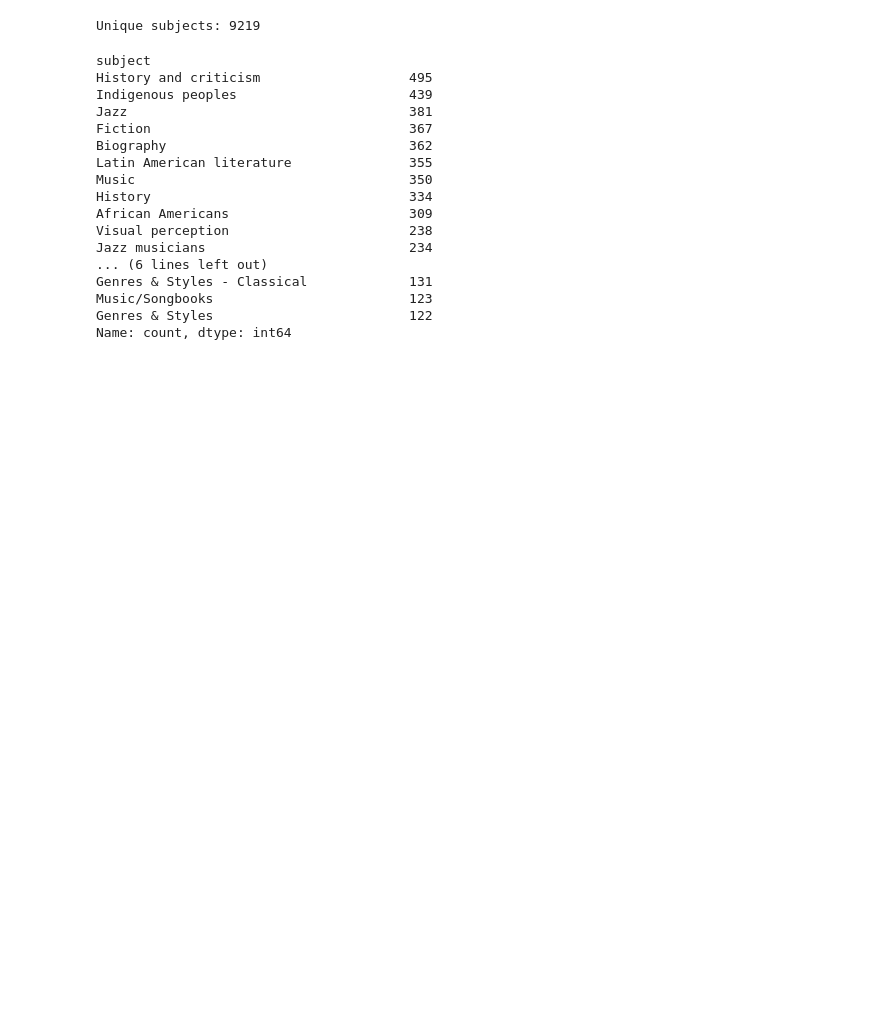
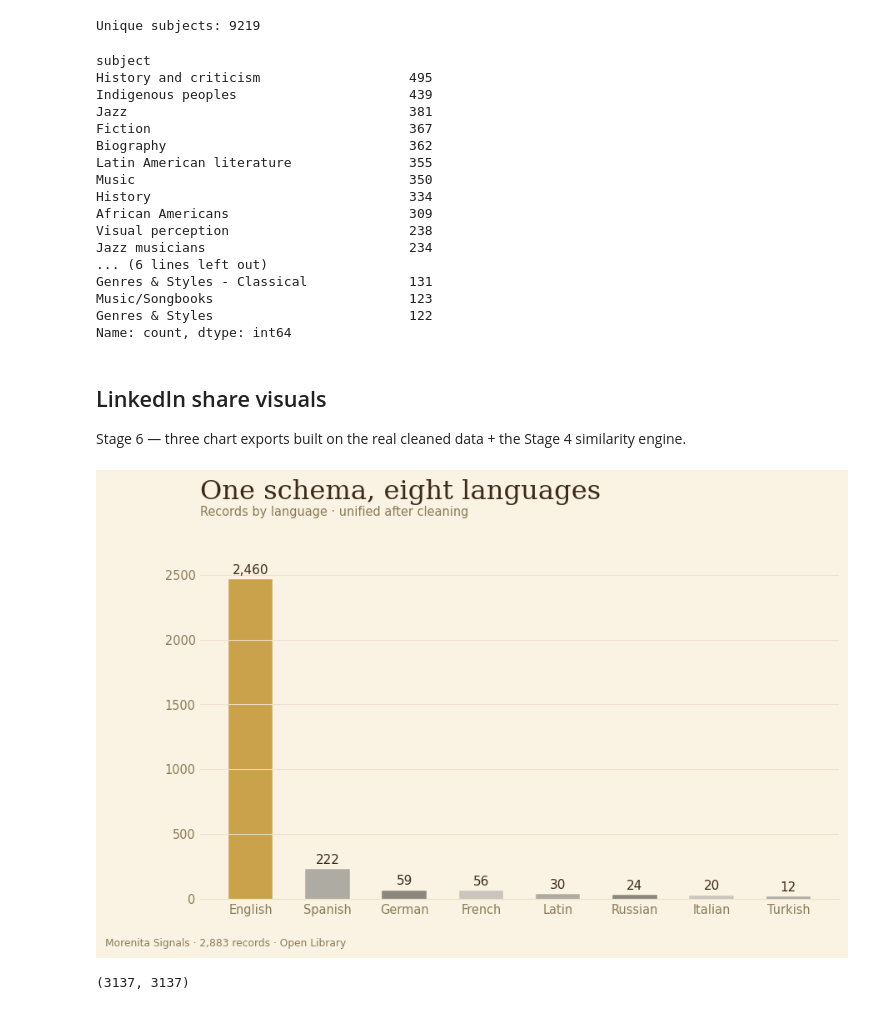
Before and after one commit to libraryofmorenita-hub/morenitaSignals, a Jupyter notebook: notebooks/01_eda.ipynb, the cells around one changed output. Saved outputs shown, nothing was run; the diff lists cells and outputs as text; code cells hidden in the pictures; blank space fills up the shorter version.

Commit message:
Stage 5

```diff
--- a/notebooks/01_eda.ipynb
+++ b/notebooks/01_eda.ipynb
@@ -1,7 +1,11 @@
 # %%
 import pandas as pd
+import seaborn as sns
+
 import matplotlib.pyplot as plt
-import seaborn as sns
+from morenita_style import use_morenita, title, sign, highlight
+
+p = use_morenita("paper")   # soft cream + logo gold, every chart from here on
 
 df = pd.read_parquet("/Users/amelia/Desktop/Morenita Signals/data/clean/clean.parquet")
 df.info()
@@ -173,3 +177,51 @@ Genres & Styles - Classical             131
 Music/Songbooks                         123
 Genres & Styles                         122
 Name: count, dtype: int64
+# %% [markdown]
+## LinkedIn share visuals
+
+Stage 6 — three chart exports built on the real cleaned data + the Stage 4 similarity engine.
+# %%
+# ── records per language (source-institution breakdown isn't ready yet —
+#    Met/MusicBrainz collectors exist in src/collect/ but haven't been merged
+#    into clean.parquet, so this uses the real column we do have) ──
+lang_names = {
+    "eng": "English", "spa": "Spanish", "ger": "German", "fre": "French",
+    "lat": "Latin", "rus": "Russian", "ita": "Italian", "dut": "Dutch",
+    "tur": "Turkish", "por": "Portuguese",
+}
+lang_counts = df.loc[df["language"] != "und", "language"].value_counts().head(8)
+labels = [lang_names.get(code, code) for code in lang_counts.index]
+values = lang_counts.values
+
+fig, ax = plt.subplots(figsize=(9, 5.2))
+bars = ax.bar(labels, values, width=0.56)
+highlight(ax, bars, 0, "paper")                   # gold on the largest language
+
+for b, v in zip(bars, values):
+    ax.text(b.get_x() + b.get_width()/2, v + max(values)*0.02,
+            f"{v:,}", ha="center", fontsize=10, color=p["ink"])
+
+title(ax, "One schema, eight languages",
+      "Records by language · unified after cleaning", "paper")
+ax.set_ylim(0, max(values)*1.15)
+ax.tick_params(length=0)
+sign(fig, f"Morenita Signals · {values.sum():,} records · Open Library", "paper")
+fig.savefig("signals_languages.png", dpi=200, bbox_inches="tight")
+plt.show()
+# %% [output]
+[figure, added]
+# %%
+# ── build the similarity engine (mirrors src/model/recommender.py, inline
+#    here so the notebook can chart it) ──
+from sklearn.feature_extraction.text import TfidfVectorizer
+from sklearn.metrics.pairwise import cosine_similarity
+
+df_sim = df.reset_index(drop=True)
+subject_str = df_sim["subject"].apply(lambda x: " ".join(x) if hasattr(x, "__iter__") else "")
+tfidf_matrix = TfidfVectorizer().fit_transform(subject_str)
+sim = cosine_similarity(tfidf_matrix, tfidf_matrix)
+titles = df_sim["title"].tolist()
+sim.shape
+# %% [output]
+(3137, 3137)
```
Also changed, not shown: parts of 4 cells of this notebook, 6 other files.
